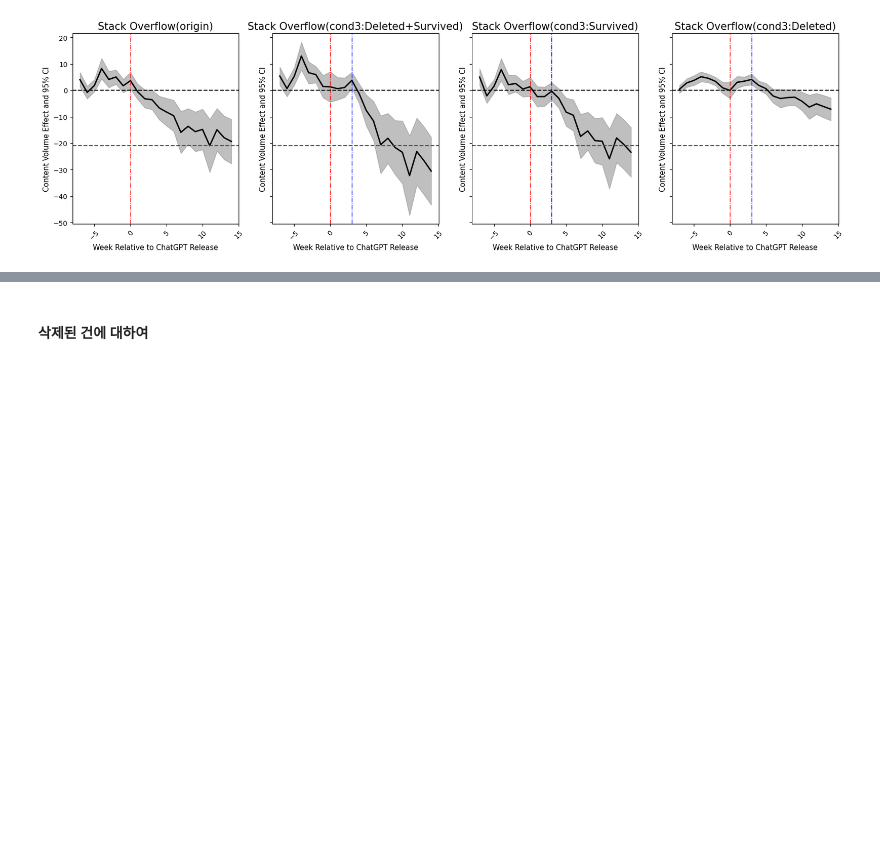
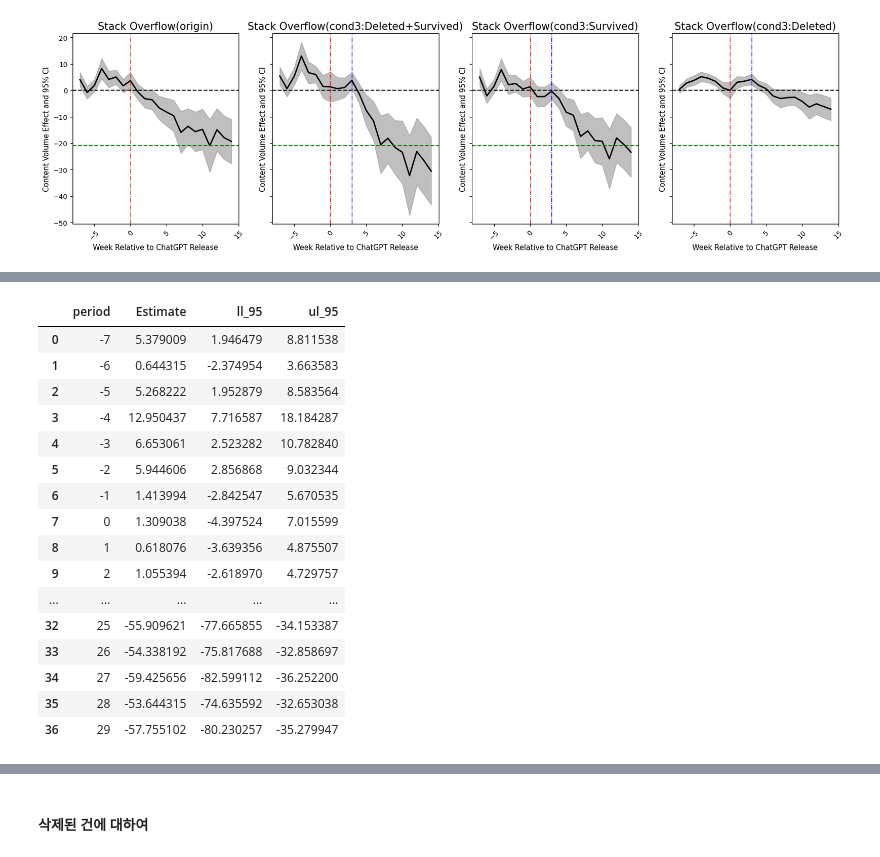
Before and after one commit to boysbeanxious/stackoverflow_src, a Jupyter notebook: DA/7_refutation_final.ipynb, the cells around one changed output, grey strips where cells are left out. Saved outputs shown, nothing was run; the diff lists cells and outputs as text; code cells hidden in the pictures; blank space fills up the shorter version.

```diff
--- a/DA/7_refutation_final.ipynb
+++ b/DA/7_refutation_final.ipynb
@@ -1597,0 +1539,5 @@ plt.show();
+# %%
+# 고정 효과 모델 (tag를 고정 효과로 포함하고, rel_week도 설명 변수로 포함)
+cond3_long_mod_quest_vol_so_dyn = PanelOLS.from_formula('sede_q_count ~ C(rel_week) * treat + EntityEffects',
+                                             data=cond3_long_sede_yn)
+cond3_long_result_dyn = cond3_long_mod_quest_vol_so_dyn.fit(cov_type='clustered', cluster_entity=True)
@@ -1597,0 +1554,5 @@ plt.show();
+# %%
+# 동적 효과 계수 추출
+cond3_long_coefs         = cond3_long_result_dyn.params
+cond3_long_std_errors    = cond3_long_result_dyn.std_errors
+cond3_long_conf_int      = cond3_long_result_dyn.conf_int()
@@ -1597,0 +1601,3 @@ plt.show();
+# %%
+cond3_long_coefs_filtered      = cond3_long_coefs.loc[[f'C(rel_week)[T.{i}]:treat' for i in long_periods]].values
+cond3_long_std_errors_filtered = cond3_long_std_errors.loc[[f'C(rel_week)[T.{i}]:treat' for i in long_periods]].values
@@ -1597,0 +1625,12 @@ plt.show();
+# %%
+# 신뢰구간 계산
+cond3_long_ll_95 = cond3_long_coefs_filtered - 1.965 * cond3_long_std_errors_filtered
+cond3_long_ul_95 = cond3_long_coefs_filtered + 1.965 * cond3_long_std_errors_filtered
+
+# 데이터프레임 생성 (계수와 신뢰구간)
+cond3_long_df_coefs = pd.DataFrame({
+    'period'    : long_periods,
+    'Estimate'  : cond3_long_coefs_filtered,
+    'll_95'     : cond3_long_ll_95,
+    'ul_95'     : cond3_long_ul_95
+})
@@ -1597,0 +1661,20 @@ plt.show();
+# %%
+cond3_long_df_coefs
+# %% [output]
+|  | period | Estimate | ll_95 | ul_95 |
+| 0 | -7 | 5.379009 | 1.946479 | 8.811538 |
+| 1 | -6 | 0.644315 | -2.374954 | 3.663583 |
+| 2 | -5 | 5.268222 | 1.952879 | 8.583564 |
+| 3 | -4 | 12.950437 | 7.716587 | 18.184287 |
+| 4 | -3 | 6.653061 | 2.523282 | 10.782840 |
+| 5 | -2 | 5.944606 | 2.856868 | 9.032344 |
+| 6 | -1 | 1.413994 | -2.842547 | 5.670535 |
+| 7 | 0 | 1.309038 | -4.397524 | 7.015599 |
+| 8 | 1 | 0.618076 | -3.639356 | 4.875507 |
+| 9 | 2 | 1.055394 | -2.618970 | 4.729757 |
+| ... | ... | ... | ... | ... |
+| 32 | 25 | -55.909621 | -77.665855 | -34.153387 |
+| 33 | 26 | -54.338192 | -75.817688 | -32.858697 |
+| 34 | 27 | -59.425656 | -82.599112 | -36.252200 |
+| 35 | 28 | -53.644315 | -74.635592 | -32.653038 |
+| 36 | 29 | -57.755102 | -80.230257 | -35.279947 |
```
Also changed, not shown: parts of 85 cells of this notebook, 3 other files.
